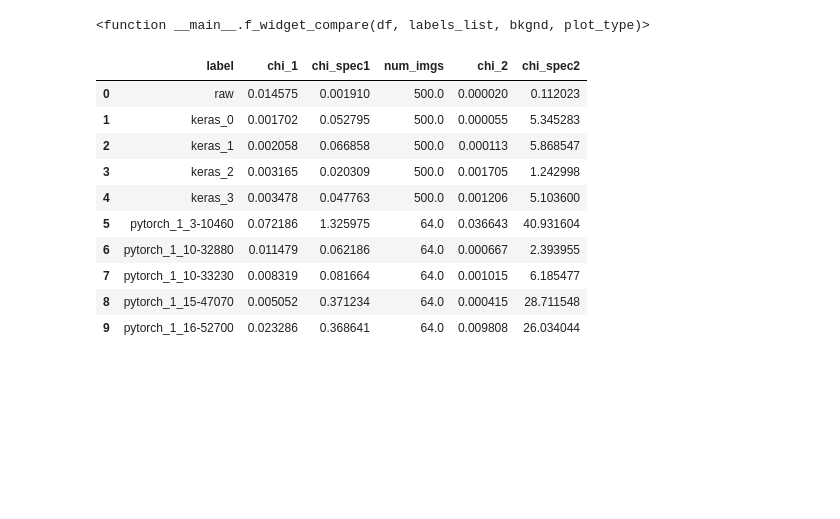
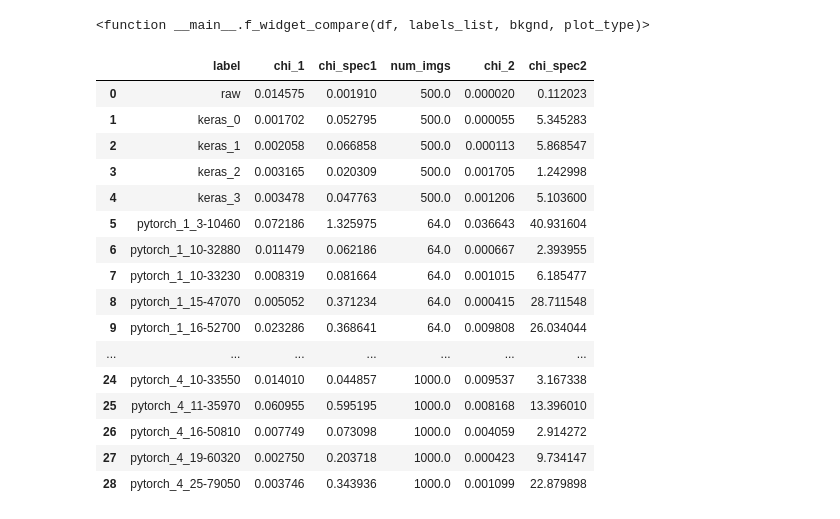
Before and after one commit to vmos1/cosmogan_pytorch, a Jupyter notebook: code/1_basic_GAN/2_analysis/3_pytorch_compare_data_keras_pytorch.ipynb, the cells around one changed output. Cells and saved outputs as stored; diff of their text form; code cells hidden in the pictures; blank space fills up the shorter version.

```diff
--- a/code/1_basic_GAN/2_analysis/3_pytorch_compare_data_keras_pytorch.ipynb
+++ b/code/1_basic_GAN/2_analysis/3_pytorch_compare_data_keras_pytorch.ipynb
@@ -152,7 +152,7 @@ for strg,fldr in zip([str(i) for i in range(len(lst))],lst):
 # %%
 ## Pytorch code
 ### Load images
-parent_dir='/global/cfs/cdirs/m3363/vayyar/cosmogan_data/results_from_other_code/pytorch/results/128sq/20201214_121039_lambda1.0/'
+parent_dir='/global/cfs/cdirs/m3363/vayyar/cosmogan_data/results_from_other_code/pytorch/results/128sq/20201214_121039_lambda1.0_very_good_models/'
 prefix='pytorch_1_'
 
 lst=[(3, 10460), (10, 32880), (10, 33230), (15, 47070), (16, 52700), (17, 55860)]
@@ -196,7 +196,7 @@ for count,run in enumerate(lst):
 # %%
 ## Pytorch code
 ### Load images
-parent_dir='/global/cfs/cdirs/m3363/vayyar/cosmogan_data/results_from_other_code/pytorch/results/128sq/20201214_121039_lambda1.0/'
+parent_dir='/global/cfs/cdirs/m3363/vayyar/cosmogan_data/results_from_other_code/pytorch/results/128sq/20201214_121039_lambda1.0_very_good_models/'
 prefix='pytorch_2_'
 
 lst=[(3, 10460), (10, 32880), (10, 33230), (15, 47070), (16, 52700), (17, 55860)]
@@ -240,15 +240,15 @@ for count,run in enumerate(lst):
 # %%
 ## Pytorch code
 ### Load images
-parent_dir='/global/cfs/cdirs/m3363/vayyar/cosmogan_data/results_from_other_code/pytorch/results/128sq/20201214_121039_lambda1.0/'
+parent_dir='/global/cfs/cdirs/m3363/vayyar/cosmogan_data/results_from_other_code/pytorch/results/128sq/20201220_073758_lambda2.0/'
 prefix='pytorch_3_'
 
-lst=[(3, 10460), (10, 32880), (10, 33230), (15, 47070), (16, 52700), (17, 55860)]
+lst=[(7, 22010), (10, 33550), (11, 35970), (16, 50810), (19, 60320), (25, 79050)]
 
 for count,run in enumerate(lst):
     epoch,step=run[0],run[1]
     key=prefix+'{0}-{1}'.format(epoch,step)
-    fname=glob.glob(parent_dir+'images/'+'inference_1_epoch-{0}_step-{1}.npy'.format(epoch,step))[0]
+    fname=glob.glob(parent_dir+'images/'+'gen_img_epoch-{0}_step-{1}.npy'.format(epoch,step))[0]
 
     dict1={'label':key,'fname':fname}
     images=np.load(dict1['fname'])     ### No transform needed here
@@ -283,0 +284,31 @@ for count,run in enumerate(lst):
+# %%
+## Pytorch code
+### Load images
+parent_dir='/global/cfs/cdirs/m3363/vayyar/cosmogan_data/results_from_other_code/pytorch/results/128sq/20201220_073758_lambda2.0/'
+prefix='pytorch_4_'
+
+lst=[(7, 22010), (10, 33550), (11, 35970), (16, 50810), (19, 60320), (25, 79050)]
+
+for count,run in enumerate(lst):
+    epoch,step=run[0],run[1]
+    key=prefix+'{0}-{1}'.format(epoch,step)
+    fname=glob.glob(parent_dir+'images/'+'inference_1_epoch-{0}_step-{1}.npy'.format(epoch,step))[0]
+
+    dict1={'label':key,'fname':fname}
+    images=np.load(dict1['fname'])     ### No transform needed here
+    if len(images.shape)==4: ## fix for the best images being saved with an extra dimension
+        print(key)
+        images=images[:,0,:,:]
+    print(images.shape)
+    print(np.max(images),np.min(images))
+
+    dict1['num_imgs']=images.shape[0]
+    ### Compute spectrum and histograms
+    dict_sample=f_compute_hist_spect(images,bins)
+    ### Compute chi squares
+    dict_chisqrs=f_compute_chisqr(dict_val,dict_sample)
+
+    dict1.update(dict_sample)
+    dict1.update(dict_chisqrs)
+    del(images)
+    df_runs=df_runs.append(dict1,ignore_index=True)
@@ -401,16 +511,22 @@ interactive(children=(SelectMultiple(description='labels_list', options=('raw',
 <function __main__.f_widget_compare(df, labels_list, bkgnd, plot_type)>
 # %%
 col_list=['label','chi_1','chi_spec1','num_imgs','chi_2','chi_spec2']
-df_runs[col_list].head(10)
+df_runs[col_list]
 # %% [output]
 |  | label | chi_1 | chi_spec1 | num_imgs | chi_2 | chi_spec2 |
 | 0 | raw | 0.014575 | 0.001910 | 500.0 | 0.000020 | 0.112023 |
 | 1 | keras_0 | 0.001702 | 0.052795 | 500.0 | 0.000055 | 5.345283 |
 | 2 | keras_1 | 0.002058 | 0.066858 | 500.0 | 0.000113 | 5.868547 |
 | 3 | keras_2 | 0.003165 | 0.020309 | 500.0 | 0.001705 | 1.242998 |
 | 4 | keras_3 | 0.003478 | 0.047763 | 500.0 | 0.001206 | 5.103600 |
 | 5 | pytorch_1_3-10460 | 0.072186 | 1.325975 | 64.0 | 0.036643 | 40.931604 |
 | 6 | pytorch_1_10-32880 | 0.011479 | 0.062186 | 64.0 | 0.000667 | 2.393955 |
 | 7 | pytorch_1_10-33230 | 0.008319 | 0.081664 | 64.0 | 0.001015 | 6.185477 |
 | 8 | pytorch_1_15-47070 | 0.005052 | 0.371234 | 64.0 | 0.000415 | 28.711548 |
 | 9 | pytorch_1_16-52700 | 0.023286 | 0.368641 | 64.0 | 0.009808 | 26.034044 |
+| ... | ... | ... | ... | ... | ... | ... |
+| 24 | pytorch_4_10-33550 | 0.014010 | 0.044857 | 1000.0 | 0.009537 | 3.167338 |
+| 25 | pytorch_4_11-35970 | 0.060955 | 0.595195 | 1000.0 | 0.008168 | 13.396010 |
+| 26 | pytorch_4_16-50810 | 0.007749 | 0.073098 | 1000.0 | 0.004059 | 2.914272 |
+| 27 | pytorch_4_19-60320 | 0.002750 | 0.203718 | 1000.0 | 0.000423 | 9.734147 |
+| 28 | pytorch_4_25-79050 | 0.003746 | 0.343936 | 1000.0 | 0.001099 | 22.879898 |
```
Also changed, not shown: parts of 7 cells of this notebook, 12 other files.
